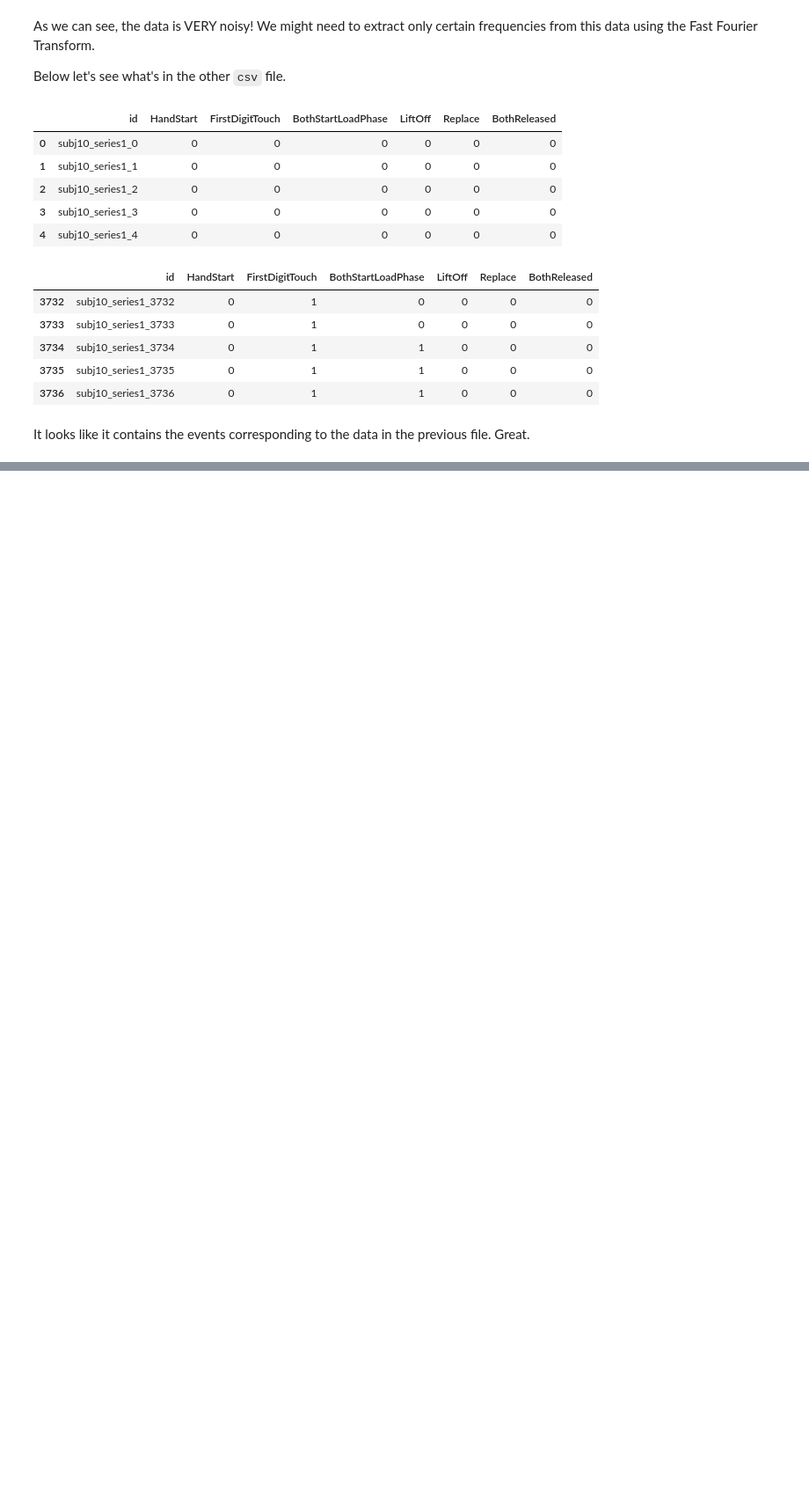
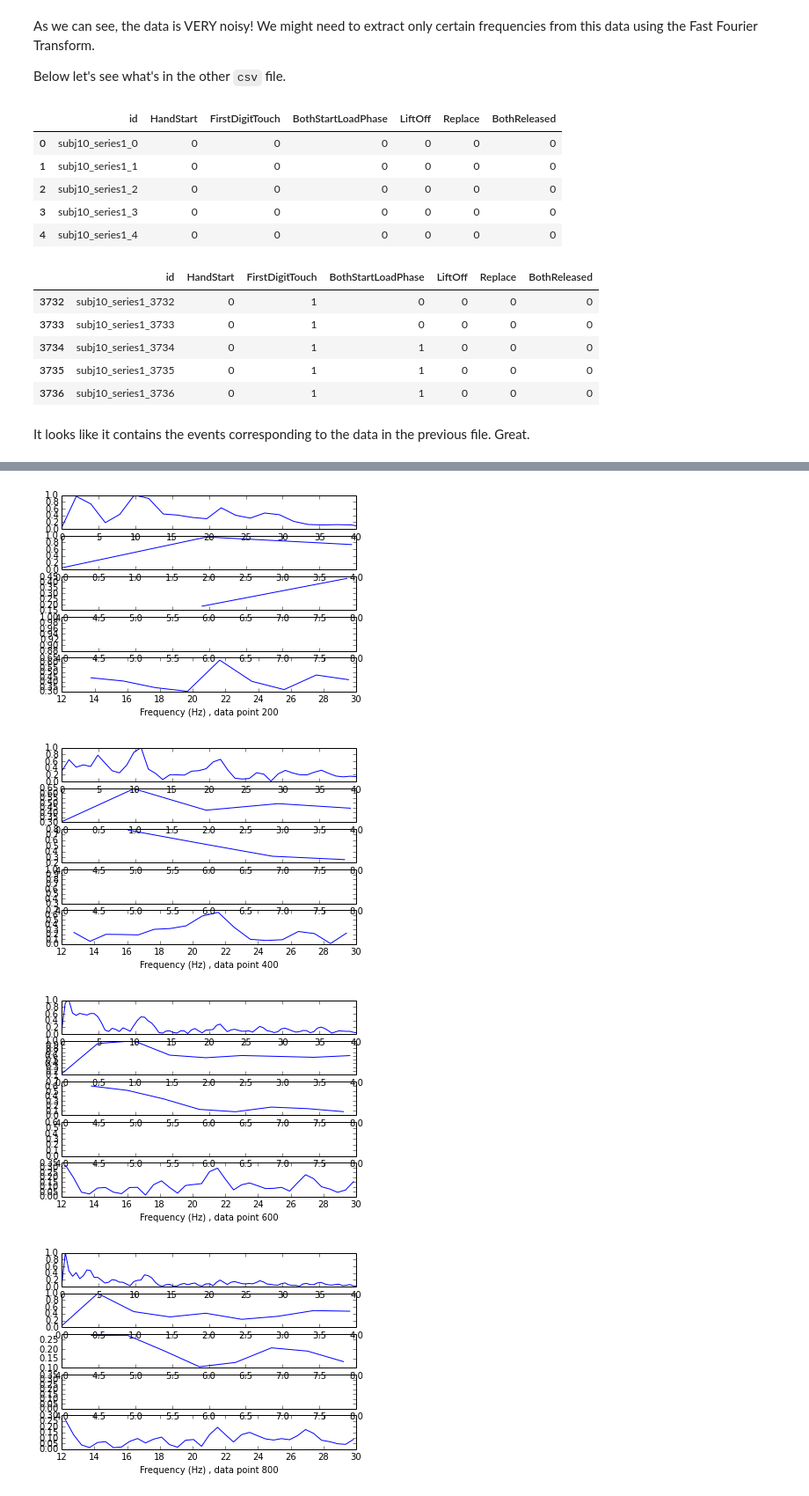
Before and after one commit to zafarali/physiosignal-research, a Jupyter notebook: Kaggle-EEG-GAP/EDA.ipynb, the cells around one changed output, grey strips where cells are left out. Shown at 88% size. Drawn from its saved outputs; the diff is of its cells as text; code cells hidden in the pictures; blank space fills up the shorter version.

```diff
--- a/Kaggle-EEG-GAP/EDA.ipynb
+++ b/Kaggle-EEG-GAP/EDA.ipynb
@@ -90,0 +114,2 @@ A python package called MNE will help us in our processing.
+# %%
+n_sample = single_channel.shape[0]
@@ -90,0 +125,60 @@ A python package called MNE will help us in our processing.
+# %%
+results = [] # should be an array of dimension time VS. frequency bins
+f_sampling = 500
+# %%
+for t in range(200, n_sample, 200):
+    # what is the data upto timepoint t?
+    data_t = single_channel[:t]
+    data_t = data_t - np.mean(data_t, axis=0) # remove offset
+
+    sample_length = len(data_t) #how many samples do we have?
+
+
+    window = np.hamming(sample_length)
+    data_windowed = data_t * window
+
+    NFFT = nextpow2(sample_length) # number of frequency bins
+
+    Y = np.fft.fft(data_windowed, n=NFFT, axis=0) / sample_length
+    PSD = 2*np.abs(Y[0:NFFT/2])
+    PSD /= PSD.max()
+    f = f_sampling / 2*np.linspace(0,1,NFFT/2)
+
+    plt.figure()
+    plt.subplot(511)
+    plt.plot(f, PSD)
+    plt.xlim([0,40]) # most relevant sections of the plot
+
+    plt.subplot(512)
+    ind_delta = np.where(f<4)
+    plt.plot(f[ind_delta], PSD[ind_delta])
+    plt.xlim([0,4])
+
+    plt.subplot(513)
+    ind_theta = np.where((f>=4) & (f<=8))
+    plt.plot(f[ind_theta], PSD[ind_theta])
+    plt.xlim([4,8])
+
+    plt.subplot(514)
+    ind_alpha = np.where((f>=8) & (f<=12))
+    plt.plot(f[ind_alpha], PSD[ind_alpha])
+    plt.xlim([4,8])
+
+    plt.subplot(515)
+    ind_beta = np.where((f>=12) & (f<=30))
+    plt.plot(f[ind_beta], PSD[ind_beta])
+    plt.xlim([12,30])
+
+    plt.xlabel('Frequency (Hz) , data point '+str(t))
+    # save for later
+    results.append( (t, PSD, f, ind_delta, ind_theta, ind_alpha, ind_beta ) )
+
+
+    # plot the first 10 frequency spectra before stopping
+    if t > 2000:
+        break
+# %% [output]
+[figure, added]
+[figure, added]
+[figure, added]
+[figure, added]
```
Also changed, not shown: parts of 12 cells of this notebook.
